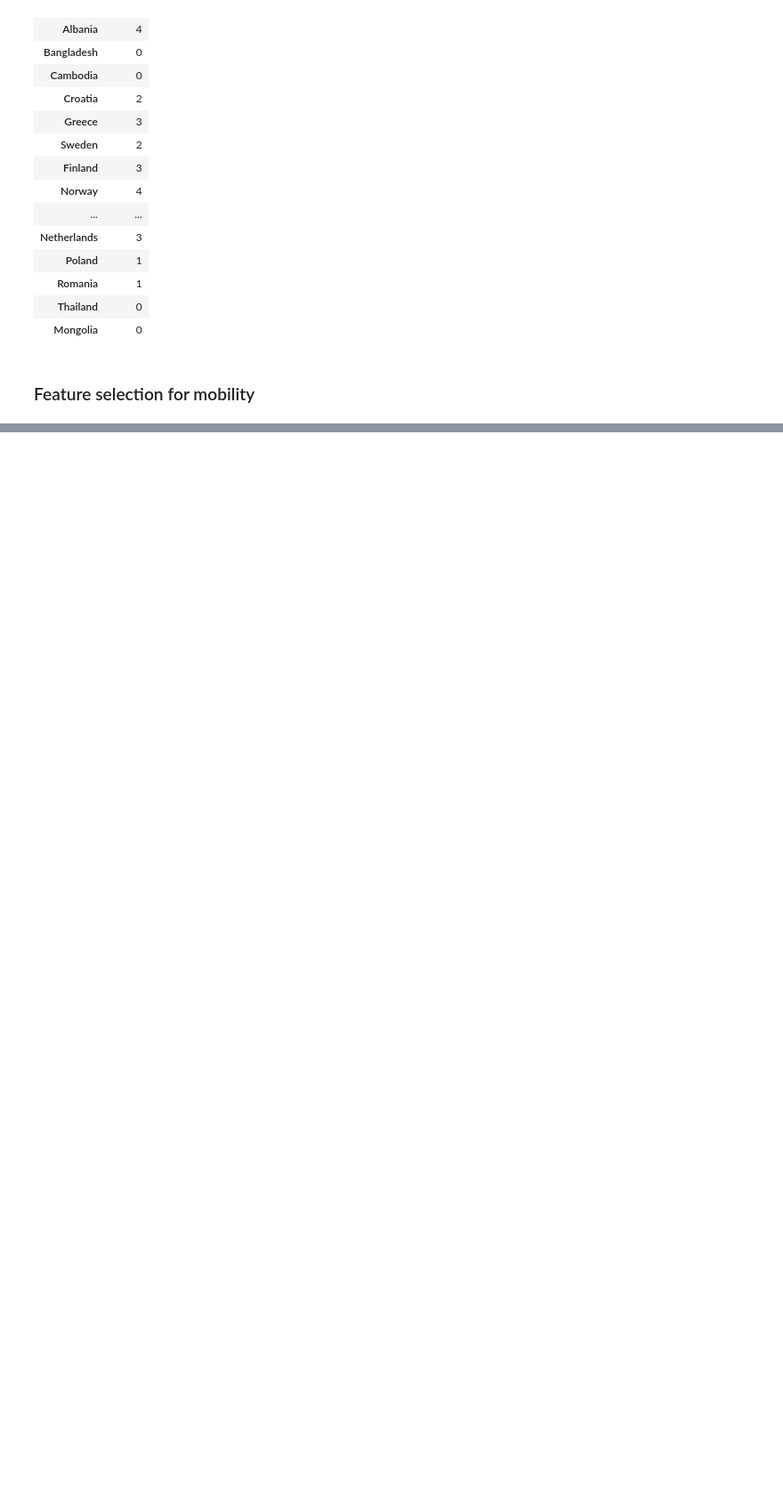
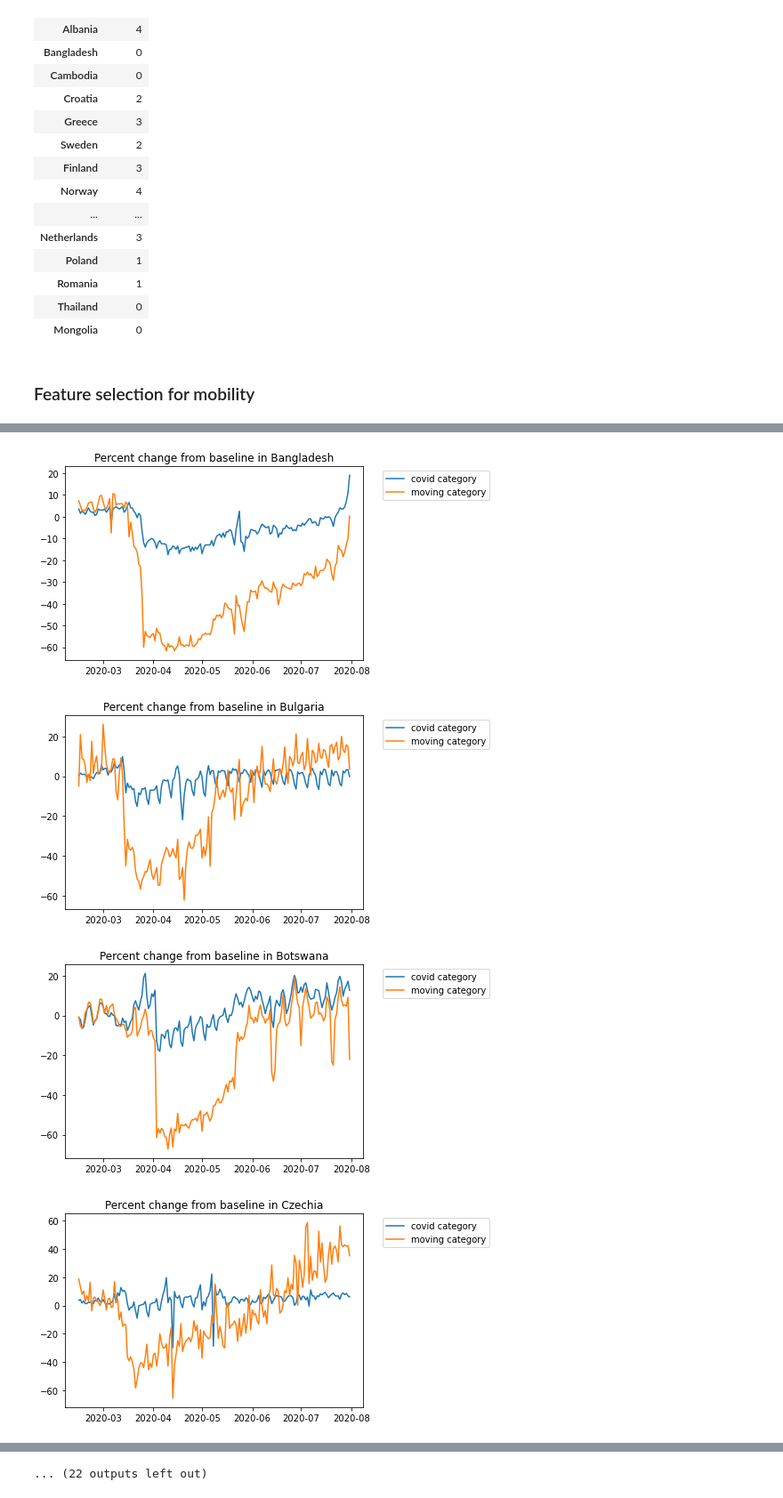
Before and after one commit to epfl-ada/ada-2022-project-thedatadiggers22, a Jupyter notebook: test_clustering.ipynb, the cells around one changed output, grey strips where cells are left out. Shown at 89% size. Drawn from its saved outputs; the diff is of its cells as text; code cells hidden in the pictures; blank space fills up the shorter version.

```diff
--- a/test_clustering.ipynb
+++ b/test_clustering.ipynb
@@ -848,11 +797,0 @@ Name: total mobility average per day, dtype: float64
-# %%
-# Plot moblity for the 40 countries
-mobility_countries= pd.DataFrame({"mobility":["mean mobility:"]})
-for country in country_dict.items():
-    print(str(country[0]))
-    if str(country[0])== 'China' or str(country[0])== 'Albania' or str(country[0])== 'Iceland' or str(country[0])== 'Azerbaijan':
-        pass
-    else:
-        output_df = pd.DataFrame({str(country[0]):[mean_mobility[str(country[0])]] })
-        mobility_countries = pd.concat([mobility_countries, output_df], axis=1)
-mobility_countries
@@ -907,0 +798,15 @@ plt.show()
+# %%
+#Keep only page views since February 15th to compare with mobility
+df_pageviews_pearson = df_pageviews_pearson.loc[df_pageviews_pearson.index >= '2020-02-15']
+# %%
+pearson_cases = pd.DataFrame({"Pearson correlation":["Correlation coefficient:","P-value:"]})
+
+for country in country_dict.items():
+    #Discard countries that are not in the mobility table or with less values --> 32 countries
+    if (len(mobility[mobility.index.get_level_values('country_region')==country[0]])==168):
+        correlation_table = pd.DataFrame({"Pearson correlation for {}".format(str(country[0])):["Correlation coefficient:","P-value:"]})
+        for category in categories:
+            corr, p_value = stats.pearsonr(mobility[mobility.index.get_level_values('country_region')==country[0]][category], df_pageviews_pearson[country[1]])
+            output_df = pd.DataFrame({str(category):[corr, p_value] })
+            correlation_table = pd.concat([correlation_table, output_df], axis=1)
+        display(correlation_table)
@@ -907,0 +851,20 @@ plt.show()
+# %%
+# Group together Parks, Retail and Recreations, Transit stations and Workplace by taking the mean of them
+mobility['moving category'] = mobility[['Retail and Recreations', 'Parks', 'Transit stations', 'Workplace']].mean(axis=1)
+
+#Group together Grocey and Pharmacy and Residential by taking the mean of them
+mobility['covid category'] = mobility[['Grocery and Pharmacy', 'Residential']].mean(axis=1)
+# %%
+#Creating plot of the evolution per country of the mobility from baseline
+for country in mobility.index.get_level_values('country_region').unique():
+    for name in ['covid category', 'moving category']:
+        data = mobility[mobility.index.get_level_values('country_region')==country]
+        plt.plot(data.index.get_level_values('date'),data[name], label = name)
+    plt.title("Percent change from baseline in {}".format(str(country)))
+    plt.legend(bbox_to_anchor=(1.05, 1))
+    plt.show()
+# %% [output]
+[figure, added]
+[figure, added]
+[figure, added]
+[figure, added]
@@ -907,0 +879 @@ plt.show()
+... (22 outputs left out)
```
Also changed, not shown: parts of 15 cells of this notebook, 3 other files.
